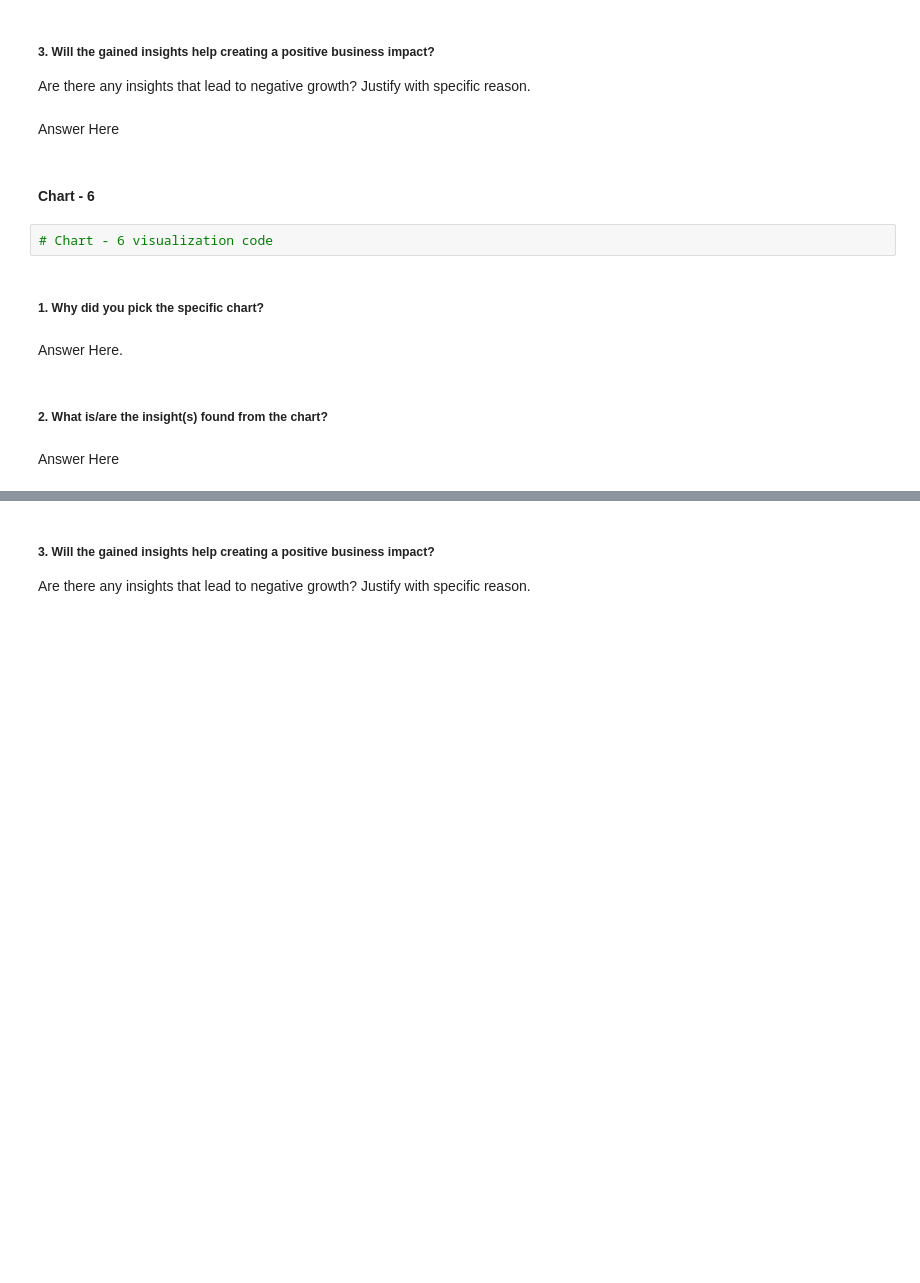
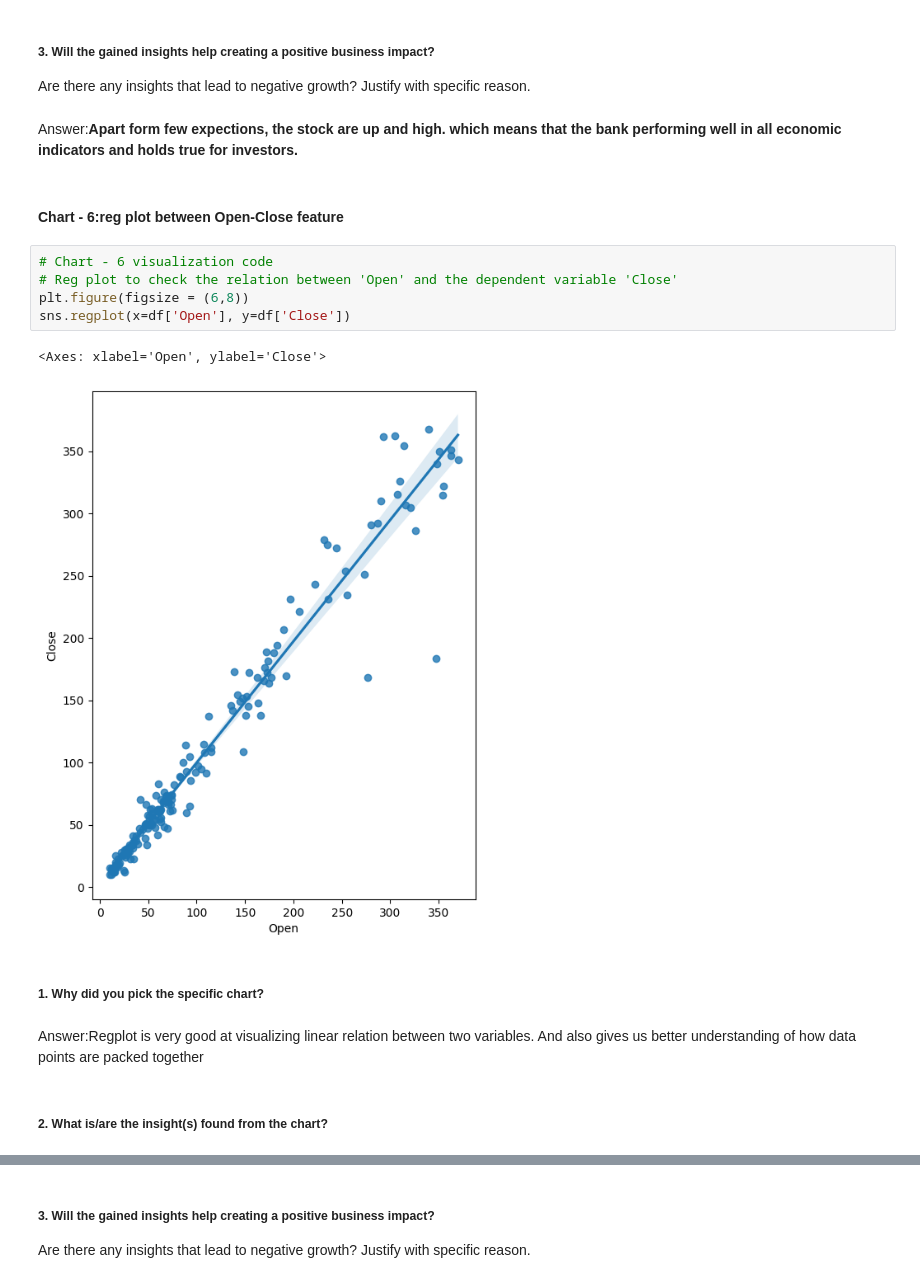
Before and after one commit to NIKHILNIGUDKAR/Yes-Bank-Stock-Closing-Price-Prediction, a Jupyter notebook: Yes_Bank_Stock_Closing_Price_Prediction.ipynb, the cells around one changed output, grey strips where cells are left out. Drawn from its saved outputs; the diff is of its cells as text; blank space fills up the shorter version.

```diff
--- a/Yes_Bank_Stock_Closing_Price_Prediction.ipynb
+++ b/Yes_Bank_Stock_Closing_Price_Prediction.ipynb
@@ -909,17 +946,21 @@ Answer Here
 # %% [markdown]
 ##### 3. Will the gained insights help creating a positive business impact?
 Are there any insights that lead to negative growth? Justify with specific reason.
-# %% [markdown]
-Answer Here
+# %% [markdown]
+Answer:**Apart form few expections, the stock are up and high. which means that the bank performing well in all economic indicators and holds true for investors.**
 # %% [markdown]
-#### Chart - 6
+#### Chart - 6:reg plot between Open-Close feature
-# %%
-# Chart - 6 visualization code
+# %%
+# Chart - 6 visualization code
+# Reg plot to check the relation between 'Open' and the dependent variable 'Close'
+plt.figure(figsize = (6,8))
+sns.regplot(x=df['Open'], y=df['Close'])
+# %% [output]
+<Axes: xlabel='Open', ylabel='Close'>
+[figure, added]
 # %% [markdown]
 ##### 1. Why did you pick the specific chart?
-# %% [markdown]
-Answer Here.
+# %% [markdown]
+Answer:Regplot is very good at visualizing linear relation between two variables. And also gives us better understanding of how data points are packed together
 # %% [markdown]
 ##### 2. What is/are the insight(s) found from the chart?
-# %% [markdown]
-Answer Here
```
Also changed, not shown: parts of 181 cells of this notebook.
